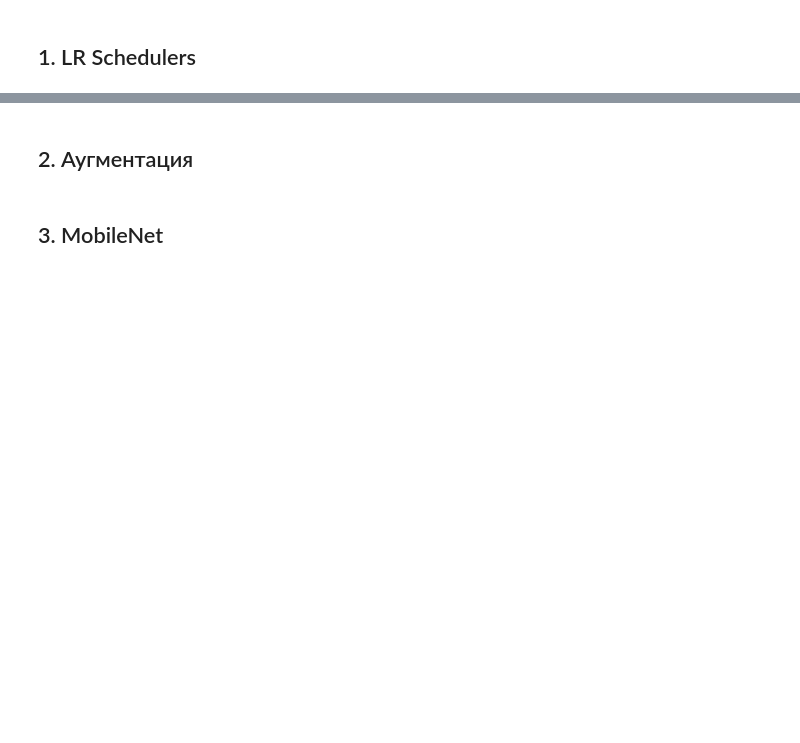
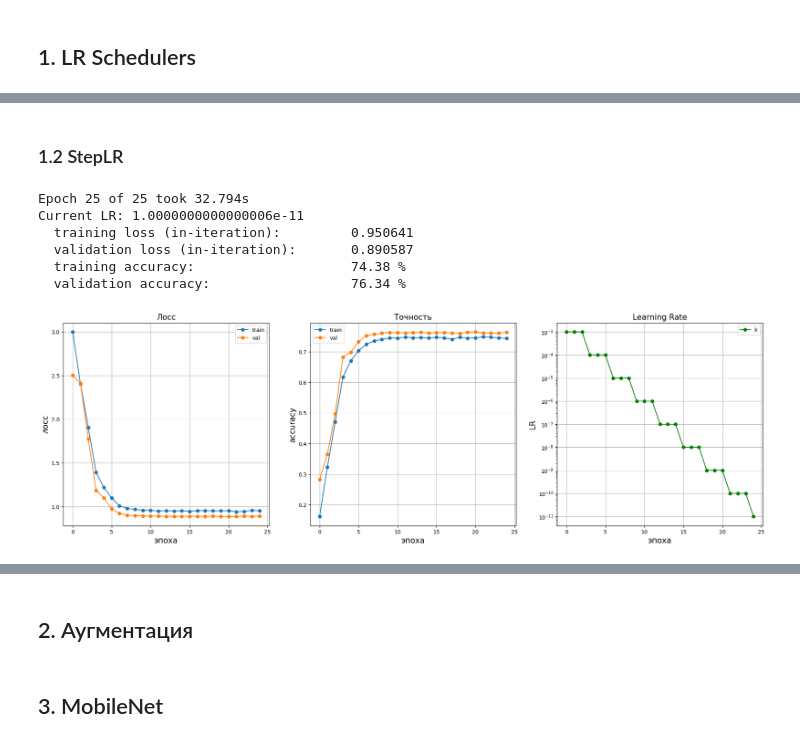
Before and after one commit to BalshowAndrew/pytorch_studying_new, a Jupyter notebook: HW_04_cnn_improve.ipynb, the cells around one changed output, grey strips where cells are left out. Saved outputs shown, nothing was run; the diff lists cells and outputs as text; code cells hidden in the pictures; blank space fills up the shorter version.

```diff
--- a/HW_04_cnn_improve.ipynb
+++ b/HW_04_cnn_improve.ipynb
@@ -162,0 +344,27 @@ print(f"Форма тензора с метками: {labels.shape}")
+# %% [markdown]
+### 1.2 StepLR
+# %%
+model = models.resnet18(pretrained=False)
+model.fc = nn.Linear(512, 42)
+model = model.to(device)
+
+criterion = nn.CrossEntropyLoss()
+optimizer = torch.optim.Adam(model.parameters(), lr=0.001)
+scheduler = torch.optim.lr_scheduler.StepLR(optimizer, step_size=3, gamma=0.1)
+
+clf_model, history = train(
+    model=model,
+    criterion=criterion,
+    optimizer=optimizer,
+    train_batch_gen=train_loader,
+    val_batch_gen=val_loader,
+    num_epochs=25
+)
+# %% [output]
+Epoch 25 of 25 took 32.794s
+Current LR: 1.0000000000000006e-11
+  training loss (in-iteration):         0.950641
+  validation loss (in-iteration):       0.890587
+  training accuracy:                    74.38 %
+  validation accuracy:                  76.34 %
+[figure, added]
```
Also changed, not shown: parts of 17 cells of this notebook.
